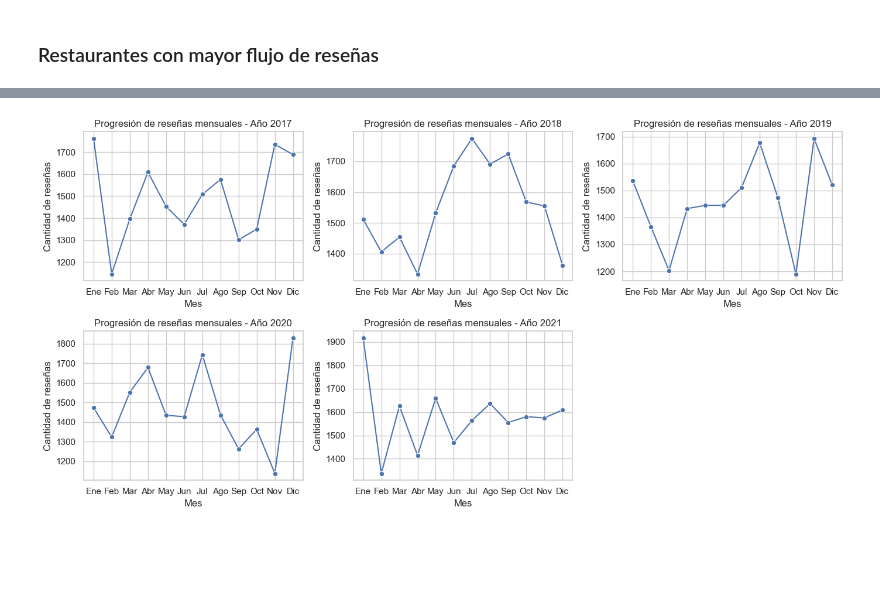
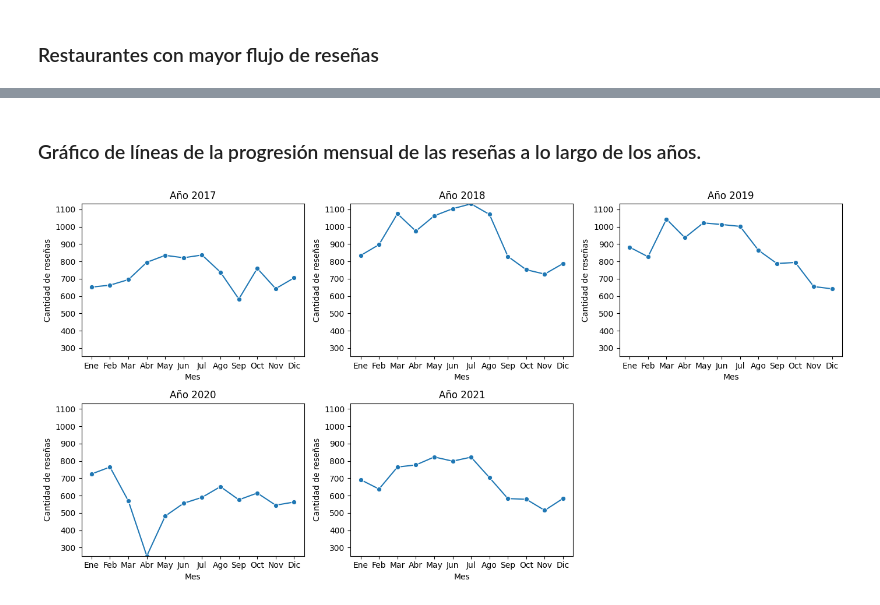
Before and after one commit to Agusherbo/ProyectoG4-Google_Yelp, a Jupyter notebook: Notebooks/EDA/EDA-Yelp.ipynb, the cells around one changed output, grey strips where cells are left out. Drawn from its saved outputs; the diff is of its cells as text; code cells hidden in the pictures; blank space fills up the shorter version.

```diff
--- a/Notebooks/EDA/EDA-Yelp.ipynb
+++ b/Notebooks/EDA/EDA-Yelp.ipynb
@@ -14,6 +18,6 @@ import numpy as np
 # %%
-path_buisness = 'C:\\Users\\fedez\\OneDrive\\Escritorio\\ProyectoG4-Google_Yelp\\Data\\Parquet\\business.parquet'
-path_review = 'C:\\Users\\fedez\\OneDrive\\Escritorio\\ProyectoG4-Google_Yelp\\Data\\Parquet\\review.parquet'
-path_tip = 'C:\\Users\\fedez\\OneDrive\\Escritorio\\ProyectoG4-Google_Yelp\\Data\\Parquet\\tip.parquet'
-path_user = 'C:\\Users\\fedez\\OneDrive\\Escritorio\\ProyectoG4-Google_Yelp\\Data\\Parquet\\user.parquet'
+path_yelp =pd.read_parquet('C:\\Users\\fedez\\OneDrive\\Escritorio\\ProyectoG4-Google_Yelp\\Data\\Parquet\\Yelp!_final.parquet')
+path_business = pd.read_parquet('C:\\Users\\fedez\\OneDrive\\Escritorio\\ProyectoG4-Google_Yelp\\Data\\Parquet\\business.parquet')
+path_review = pd.read_parquet('C:\\Users\\fedez\\OneDrive\\Escritorio\\ProyectoG4-Google_Yelp\\Data\\Parquet\\review.parquet')
+path_user = pd.read_parquet('C:\\Users\\fedez\\OneDrive\\Escritorio\\ProyectoG4-Google_Yelp\\Data\\Parquet\\user.parquet')
 # %% [markdown]
@@ -31,0 +25,5 @@ df_merge_1 = df_buisness1.merge(df_review1, on='business_id', how='inner')
+# %%
+df_yelp = pd.DataFrame(path_yelp)
+df_business = pd.DataFrame(path_business)
+df_review = pd.DataFrame(path_review)
+df_user = pd.DataFrame(path_user)
@@ -127,39 +240,39 @@ plt.tight_layout()
+# %% [markdown]
+### Gráfico de líneas de la progresión mensual de las reseñas a lo largo de los años.
 # %%
-np.random.seed(0)
-dates = pd.date_range('2017-01-01', '2021-12-31', freq='D')
-df = pd.DataFrame({'fecha': dates, 'review_count': np.random.randint(0, 100, len(dates))})
+# Se extrae el año y mes de la columna de "fecha review".
+df_review['fecha review'] = pd.to_datetime(df_review['fecha review'])
+df_review['year'] = df_review['fecha review'].dt.year
+df_review['month'] = df_review['fecha review'].dt.month
 
-# Extraer año y mes de la columna de fecha
-df['year'] = df['fecha'].dt.year
-df['month'] = df['fecha'].dt.month
+# Se agrupan las reseñas por año y mes, y se realiza un conteo de reseñas por mes.
+data_mensual = df_review.groupby(['year', 'month']).size().reset_index(name='review_count')
 
-# Agrupar por año y mes, y sumar el número de reseñas por mes
-data_mensual = df.groupby(['year', 'month']).agg({'review_count': 'sum'}).reset_index()
+# Se configuran los límites mínimos y máximos del eje y.
+y_min = data_mensual['review_count'].min()
+y_max = data_mensual['review_count'].max()
 
-# Convertir la columna 'month' a tipo int para asegurar que se ordene correctamente
-data_mensual['month'] = data_mensual['month'].astype(int)
-
-# Crear la figura con el tamaño adecuado
+# Se ajusta el tamaño del gráfico.
 plt.figure(figsize=(14, 7))
 
-# Iterar sobre cada año y crear el gráfico correspondiente
+# Se itera sobre cada año y se crea el gráfico correspondiente a cada uno.
 for i, year in enumerate(data_mensual['year'].unique(), start=1):
-    plt.subplot(2, 3, i)  # Crear subgráficos en una cuadrícula de 2x3
+    # Se crean los subgráficos.
+    plt.subplot(2, 3, i)
     sns.lineplot(
         data=data_mensual[data_mensual['year'] == year],
         x='month',
         y='review_count',
         marker='o'
     )
-    plt.title(f'Progresión de reseñas mensuales - Año {year}')
+    plt.title(f'Año {year}')
     plt.xlabel('Mes')
     plt.ylabel('Cantidad de reseñas')
     plt.xticks(range(1, 13), ['Ene', 'Feb', 'Mar', 'Abr', 'May', 'Jun', 'Jul', 'Ago', 'Sep', 'Oct', 'Nov', 'Dic'])
+    # Se aplican límites constantes al eje y.
+    plt.ylim(y_min, y_max)
 
-# Ajustar el diseño para asegurar que los gráficos no se sobrepongan
+# Se ajusta el diseño para asegurar que los gráficos no se sobrepongan.
 plt.tight_layout()
-
-# Mostrar el gráfico
-plt.show()
 # %% [output]
-[figure, old version]
+[figure, new version]
```
Also changed, not shown: parts of 40 cells of this notebook, 1 other file.
